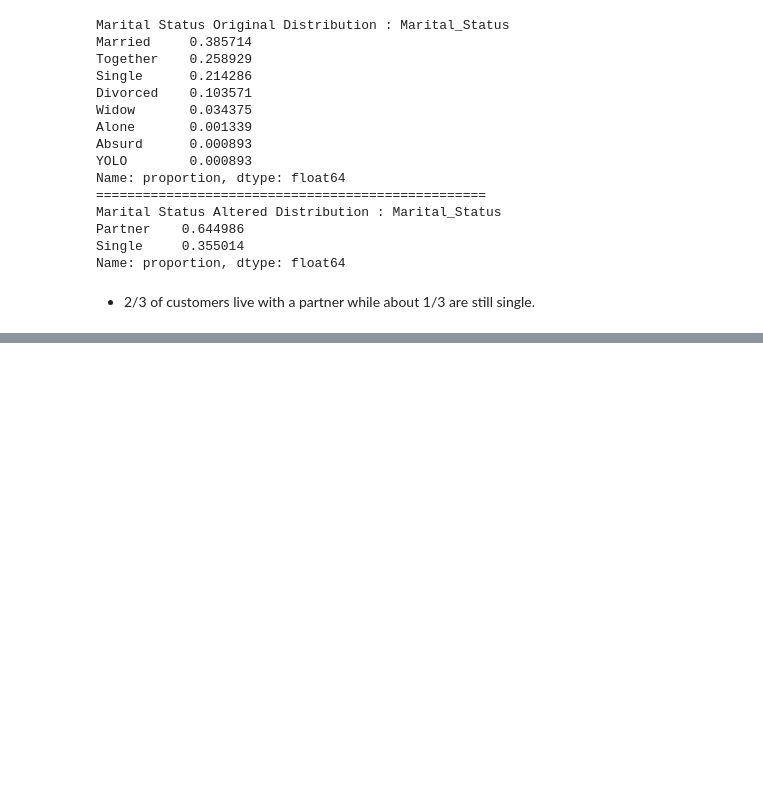
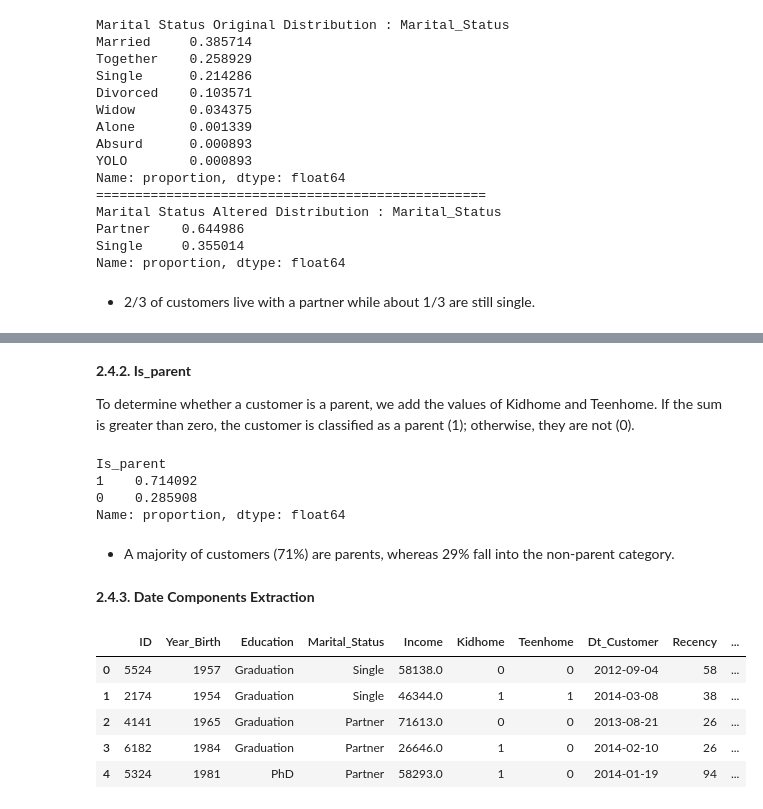
Before and after one commit to annugit1655/Customer-Personality-Analysis-with-CLTV, a Jupyter notebook: notebooks/customer-personality-analysis.ipynb, the cells around one changed output, grey strips where cells are left out. Saved outputs shown, nothing was run; the diff lists cells and outputs as text; code cells hidden in the pictures; blank space fills up the shorter version.

```diff
--- a/notebooks/customer-personality-analysis.ipynb
+++ b/notebooks/customer-personality-analysis.ipynb
@@ -331,0 +349,33 @@ Name: proportion, dtype: float64
+# %%
+customer_df['Age'] = 2015 - customer_df['Year_Birth']
+# %% [markdown]
+**2.4.2. Is_parent**
+
+To determine whether a customer is a parent, we add the values of Kidhome and Teenhome. If the sum is greater than zero, the customer is classified as a parent (1); otherwise, they are not (0).
+# %%
+customer_df['Is_parent'] = np.where((customer_df['Kidhome'] + customer_df['Teenhome']) > 0, 1, 0)
+# %%
+customer_df['Is_parent'].value_counts(normalize=True)
+# %% [output]
+Is_parent
+1    0.714092
+0    0.285908
+Name: proportion, dtype: float64
+# %% [markdown]
+- A majority of customers (71%) are parents, whereas 29% fall into the non-parent category.
+# %% [markdown]
+**2.4.3. Date Components Extraction**
+# %%
+import datetime as dt
+customer_df['Date'] = customer_df['Dt_Customer'].dt.day
+customer_df['Month'] = customer_df['Dt_Customer'].dt.month
+customer_df['Quarter'] = customer_df['Dt_Customer'].dt.quarter
+customer_df['Year'] = customer_df['Dt_Customer'].dt.year
+customer_df.head()
+# %% [output]
+|  | ID | Year_Birth | Education | Marital_Status | Income | Kidhome | Teenhome | Dt_Customer | Recency | ... |
+| 0 | 5524 | 1957 | Graduation | Single | 58138.0 | 0 | 0 | 2012-09-04 | 58 | ... |
+| 1 | 2174 | 1954 | Graduation | Single | 46344.0 | 1 | 1 | 2014-03-08 | 38 | ... |
+| 2 | 4141 | 1965 | Graduation | Partner | 71613.0 | 0 | 0 | 2013-08-21 | 26 | ... |
+| 3 | 6182 | 1984 | Graduation | Partner | 26646.0 | 1 | 0 | 2014-02-10 | 26 | ... |
+| 4 | 5324 | 1981 | PhD | Partner | 58293.0 | 1 | 0 | 2014-01-19 | 94 | ... |
```
Also changed, not shown: parts of 5 cells of this notebook.
